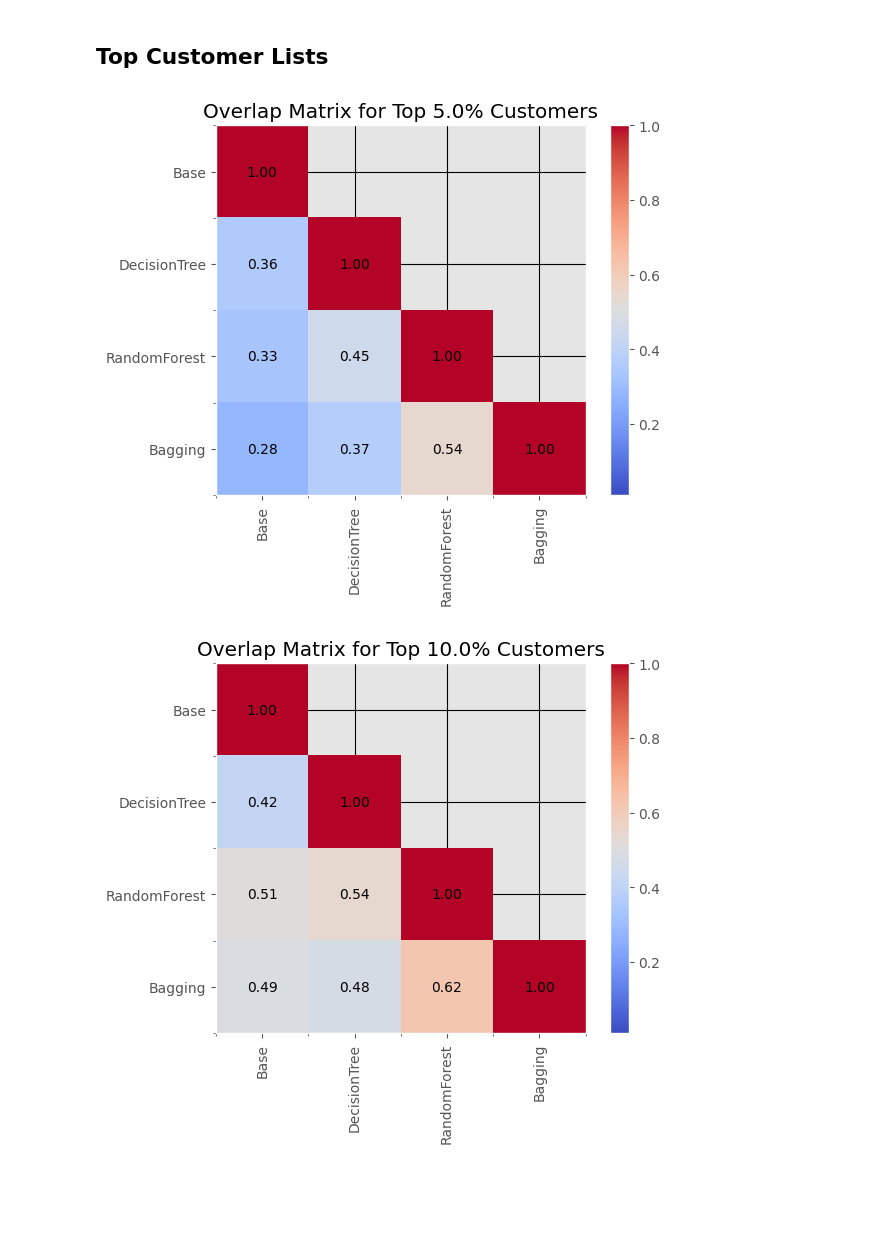
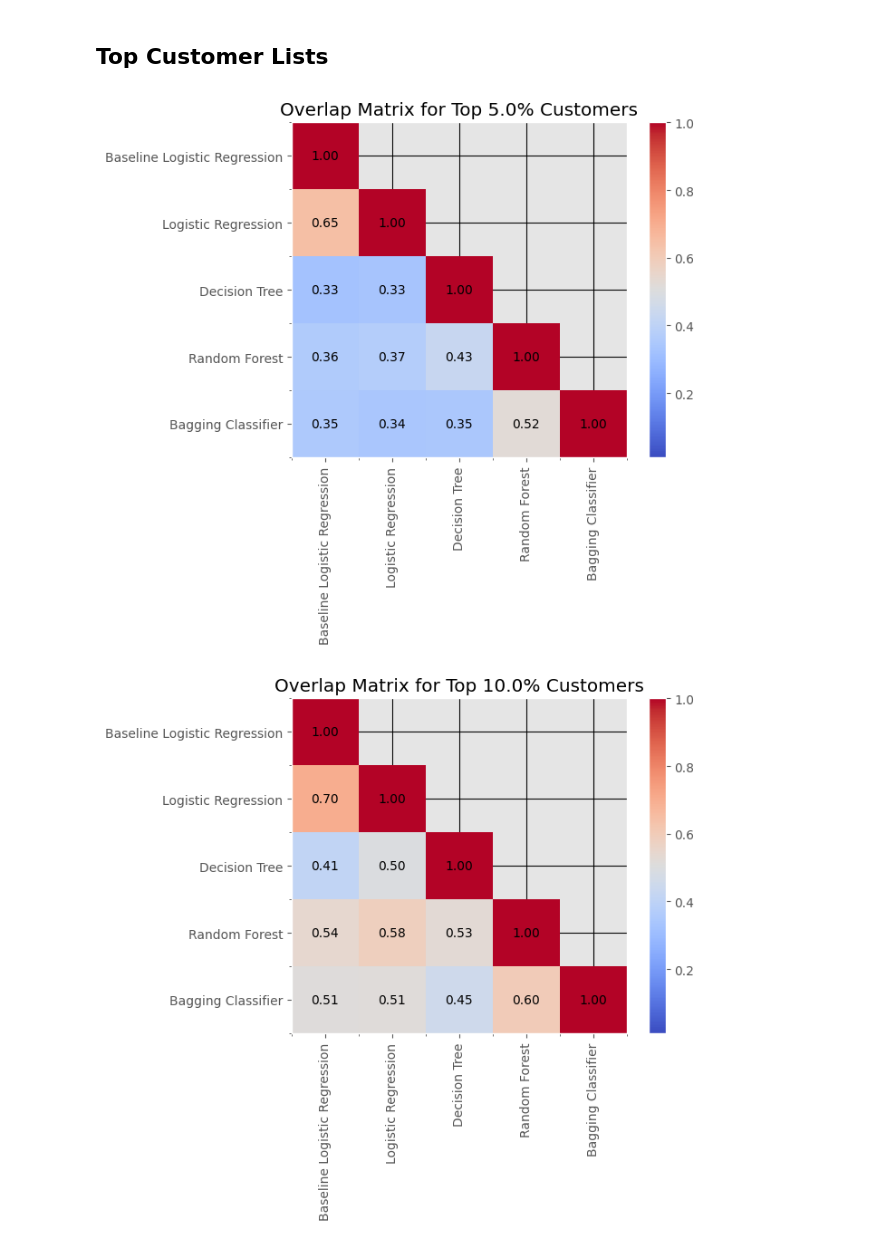
Before and after one commit to okaynils/fhnw-ds-aml, a Jupyter notebook: notebook.ipynb, the cells around one changed output. Drawn from its saved outputs; the diff is of its cells as text; code cells hidden in the pictures; blank space fills up the shorter version.

```diff
--- a/notebook.ipynb
+++ b/notebook.ipynb
@@ -1339,14 +1380,14 @@ mp_rf.plot()
 # %%
 from src.plot_utils import plot_model_concordance
 
-estimators = [base_estimator, dt_estimator, rf_estimator, bg_estimator]
-estimator_names = ['Base', 'DecisionTree', 'RandomForest', 'Bagging']
+estimators = [base_estimator, lr_estimator, dt_estimator, rf_estimator, bg_estimator]
+estimator_names = ['Baseline Logistic Regression', 'Logistic Regression', 'Decision Tree', 'Random Forest', 'Bagging Classifier']
 non_card_holders = cleaned_client_df[cleaned_client_df['has_card'] == False].drop(columns='has_card')
 
 plot_model_concordance(estimators, estimator_names, non_card_holders, p=0.05)
 # %% [output]
-[figure, old version]
+[figure, new version]
 # %%
 plot_model_concordance(estimators, estimator_names, non_card_holders, p=0.1)
 # %% [output]
-[figure, old version]
+[figure, new version]
```
Also changed, not shown: parts of 9 cells of this notebook, 1 other file.
